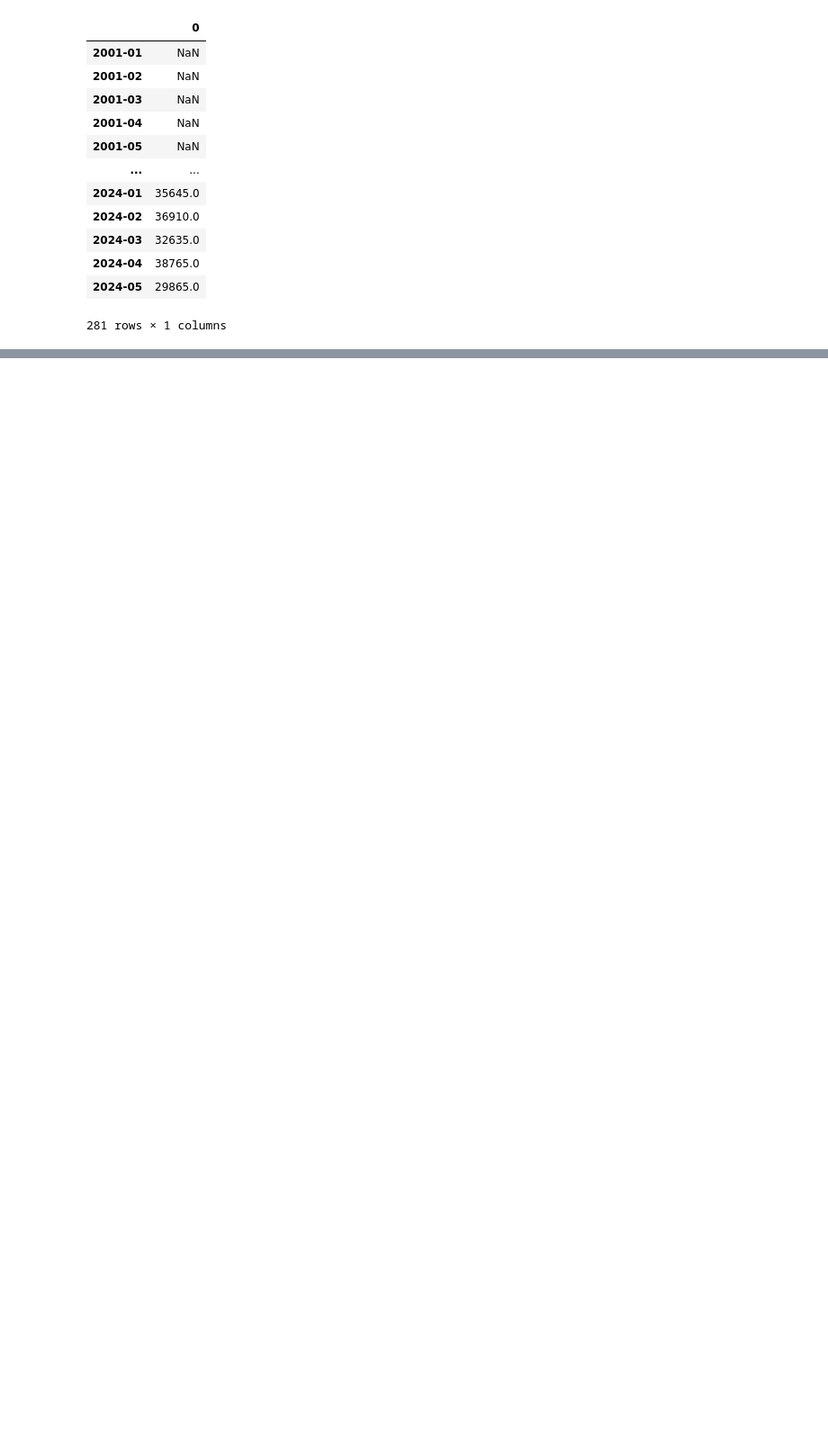
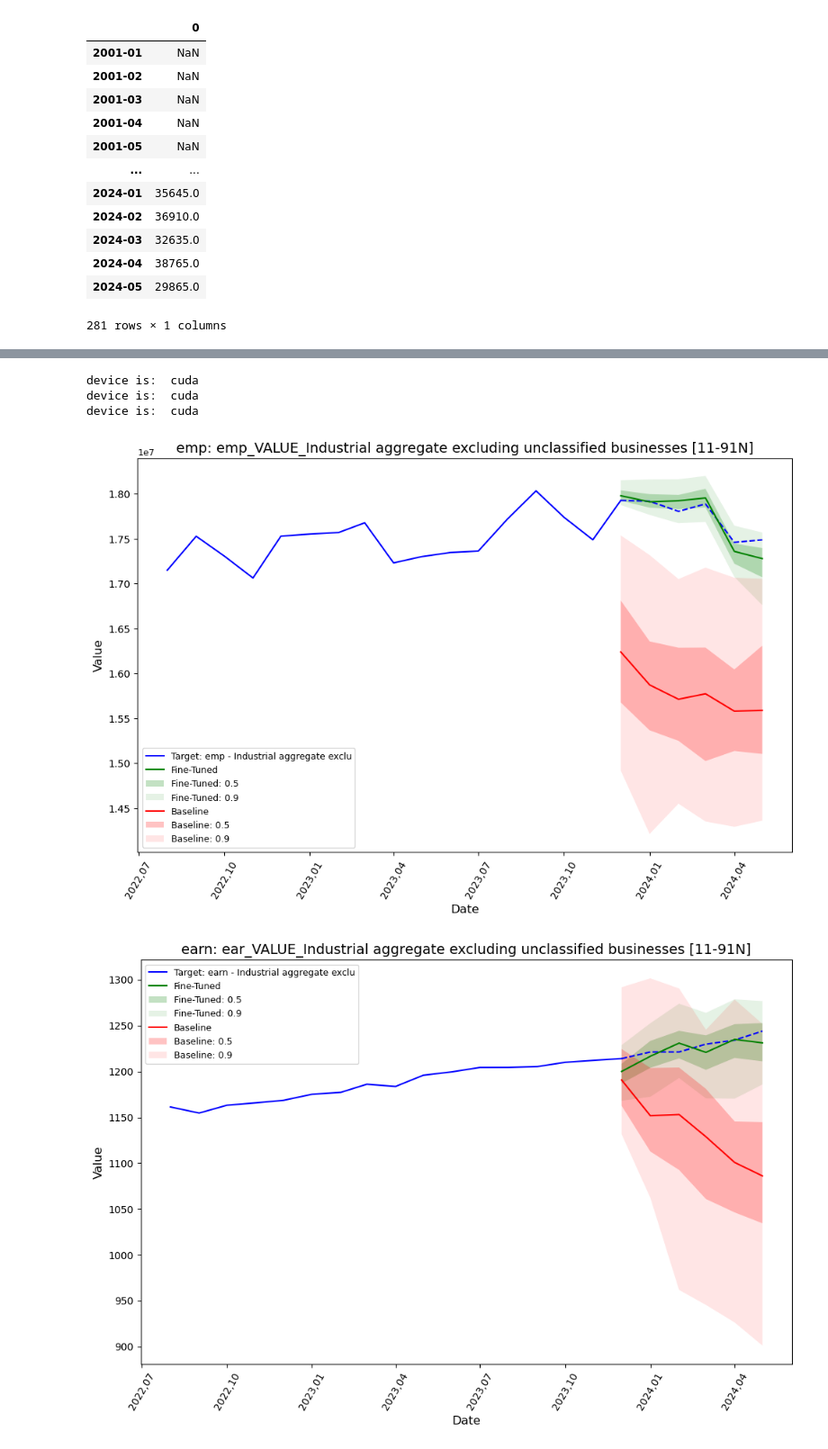
Before and after one commit to Azizkhaled/forcasting-labour-indicators, a Jupyter notebook: playground.ipynb, the cells around one changed output, grey strips where cells are left out. Shown at 90% size. Saved outputs shown, nothing was run; the diff lists cells and outputs as text; code cells hidden in the pictures; blank space fills up the shorter version.

Commit message:
Modified plots and evaluation and added new plots to playground

```diff
--- a/playground.ipynb
+++ b/playground.ipynb
@@ -113,0 +287,65 @@ result.ts[1]
+# %%
+import pickle
+import pandas as pd
+import os
+import re
+from tqdm import tqdm
+from scripts.plots_and_evaluation import evaluate_model, plots_and_evaluation, plots_and_evaluation_2
+
+# plots_dir_ = 'Final_run-EEHJ'
+plots_dir = r'Final_run-J-08-27'
+results = []
+datasets = [('emp', 'emp_melt_complete_data_2024.csv', 6), ('earn', 'ear_melt_complete_data_2024.csv', 6), ('hours', 'hou_melt_complete_data_2024.csv', 6), ('job', 'job_melt_complete_data_2024.csv', 5.2)]
+for dataset_name, path_to_csv, cl in tqdm(datasets, desc=f"Plotting model datasets"):
+    # Specify the path to the pickle file
+    pickle_file_path_fine_tuned = f'{plots_dir}\\fine_tuned_{dataset_name}_best_result.pkl'
+    pickle_file_path_baseline = f'{plots_dir}\\baseline_{dataset_name}_best_result.pkl'
+
+    # pickle_file_path = r'Final_run-EEHJ\final_earn_best_result.pkl'
+
+    # Load the best result from the pickle file
+    with open(pickle_file_path_fine_tuned, 'rb') as f:
+        loaded_best_result_fine_tuned = pickle.load(f)
+    with open(pickle_file_path_baseline, 'rb') as f:
+        loaded_best_result_baseline = pickle.load(f)
+    # plot_only = None
+    plot_only = 'Total, all industries' if dataset_name == 'job' else 'Industrial aggregate exclu'
+    # plot_only = 'Edu'
+
+    plot_obj = plots_and_evaluation_2(forecasts= loaded_best_result_fine_tuned.forecasts, tss=loaded_best_result_fine_tuned.ts, forecasts_2=loaded_best_result_baseline.forecasts,
+                                      tss_2=loaded_best_result_baseline.ts, title = loaded_best_result_fine_tuned.dataset_name, plot_only=plot_only)
+    save_path = os.path.join(plots_dir, f"{loaded_best_result_fine_tuned.dataset_name}_both_forecasts_final.png")
+    plot_obj.plot_forcasts_all(Dataset_name = loaded_best_result_fine_tuned.dataset_name, save_path=save_path, zoom_to_predicted= True)
+    # agg_metrics, ts_metrics, agg_metrics_2, ts_metrics_2 = plot_obj.evaluate()
+
+    if 'job' in dataset_name:
+        column= dataset_name[:3]+'_VALUE_'+'Total, all industries'+'_Job vacancies'
+    else:
+        column = dataset_name[:3]+'_VALUE_'+'Industrial aggregate excluding unclassified businesses [11-91N]'
+
+    # Finetuned_all_industries_mape = ts_metrics[ts_metrics['item_id'] == column]['MAPE'].item()
+    # baseline_all_industries_mape = ts_metrics_2[ts_metrics_2['item_id'] == column]['MAPE'].item()
+
+    # # Store the results
+    # results.append({
+    #     'Dataset': dataset_name,
+    #     'Finetuned MAPE': agg_metrics['MAPE'],
+    #     'Baseline MAPE': agg_metrics_2['MAPE'],
+    #     'Finetuned MASE': agg_metrics['MASE'],
+    #     'Baseline MASE': agg_metrics_2['MASE'],
+    #     'Finetuned All Industries MAPE': Finetuned_all_industries_mape,
+    #     'Baseline All Industries MAPE': baseline_all_industries_mape
+    # })
+
+# Convert results to a DataFrame
+# df_results = pd.DataFrame(results)
+
+# # Save to CSV
+# csv_file_path = os.path.join(plots_dir, 'baseline_finetuned_comparison.csv')
+# df_results.to_csv(csv_file_path, index=False)
+# %% [output]
+device is:  cuda
+device is:  cuda
+device is:  cuda
+[figure, added]
+[figure, added]
```
Also changed, not shown: parts of 8 cells of this notebook, 1 other file.
